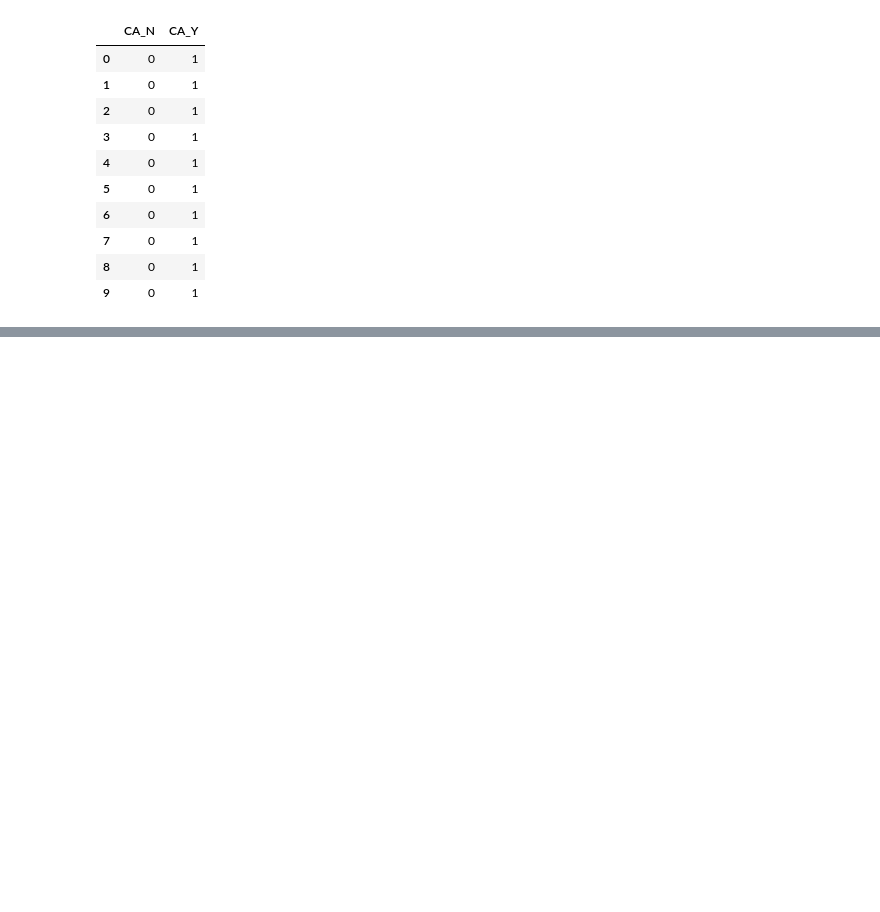
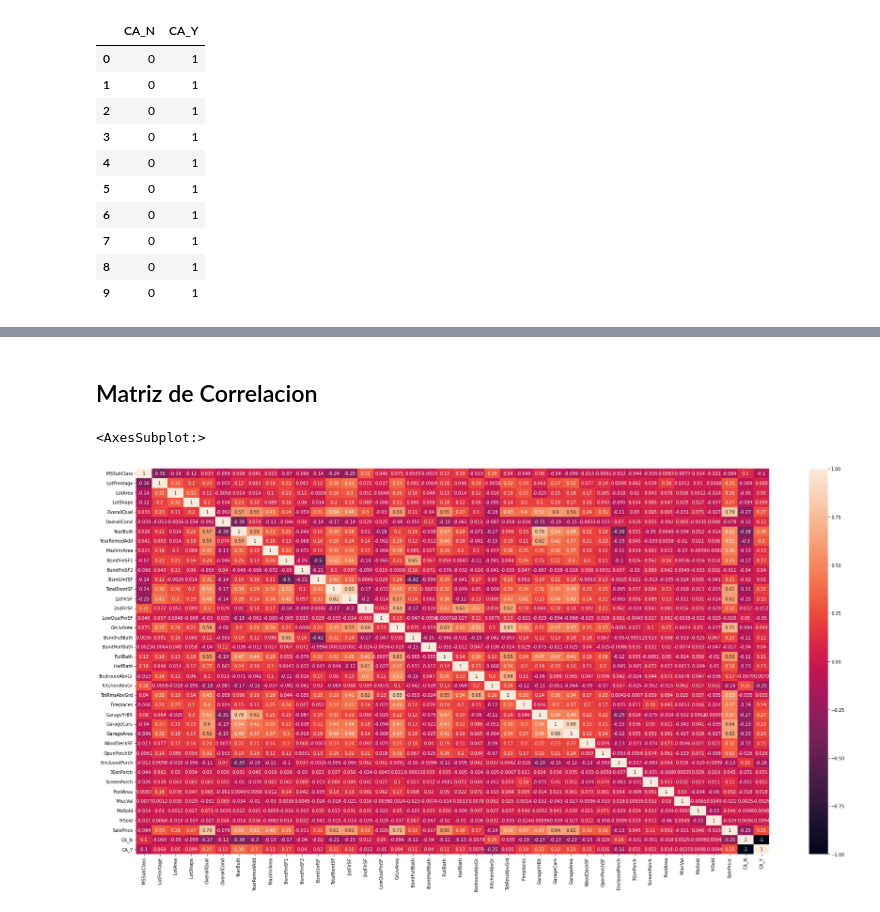
Before and after one commit to AmarilloVel/DS, a Jupyter notebook: ej1/ej1.ipynb, the cells around one changed output, grey strips where cells are left out. Saved outputs shown, nothing was run; the diff lists cells and outputs as text; code cells hidden in the pictures; blank space fills up the shorter version.

```diff
--- a/ej1/ej1.ipynb
+++ b/ej1/ej1.ipynb
@@ -165,0 +314,4 @@ dummy.head(10)
+# %%
+base["MasVnrArea"] = base["MasVnrArea"].fillna(base["MasVnrArea"].mean())
+# %%
+base_num = base.select_dtypes(include=["number"])
@@ -165,0 +338,12 @@ dummy.head(10)
+# %%
+base_num  = base_num.drop("Id",axis=1)
+# %% [markdown]
+## Matriz de Correlacion
+# %%
+corr = base_num.corr()
+# %%
+plt.figure(figsize = (32,16))
+sn.heatmap(corr,annot=True)
+# %% [output]
+<AxesSubplot:>
+[figure, added]
```
Also changed, not shown: parts of 26 cells of this notebook, 2 other files.
